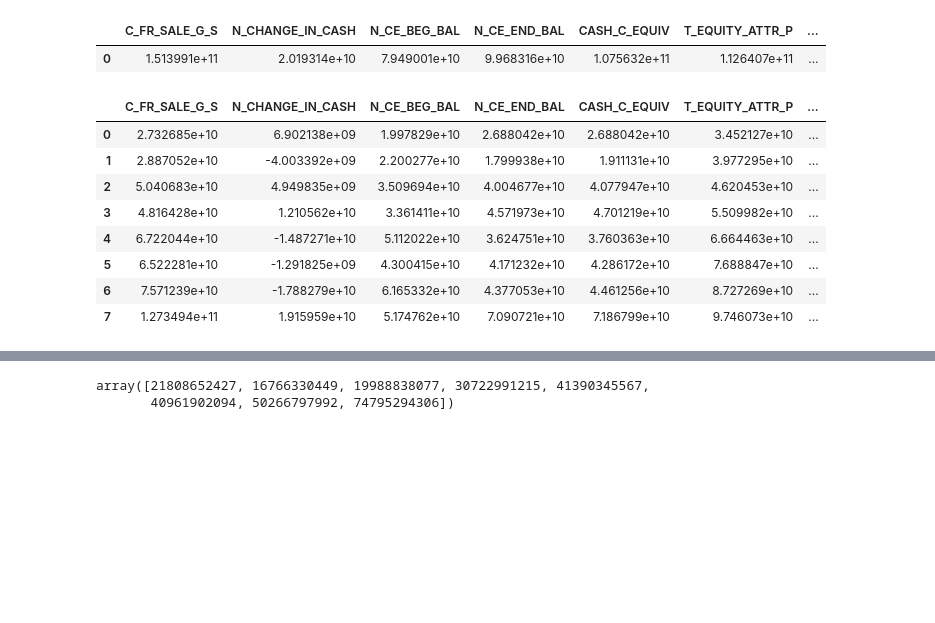
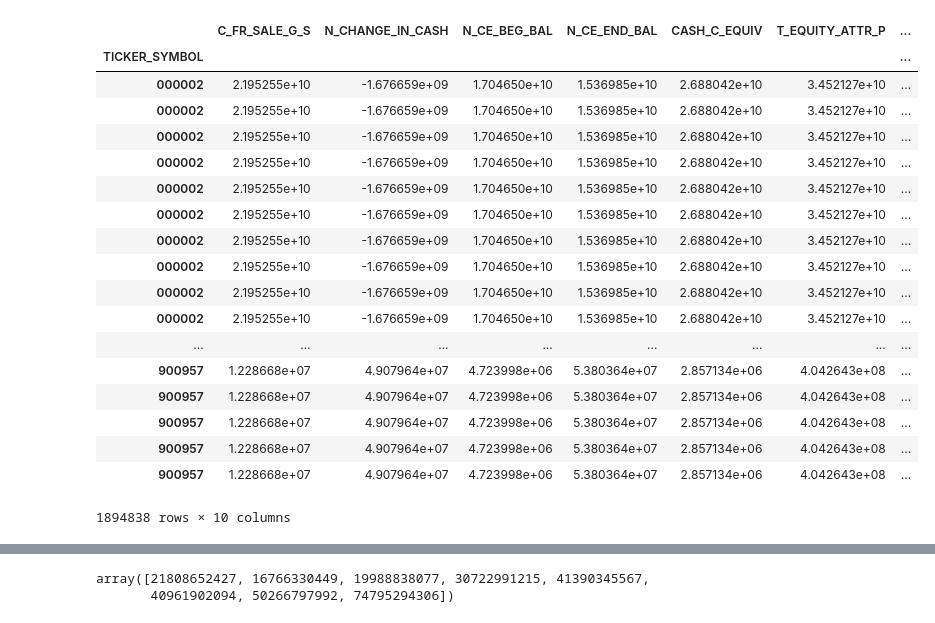
Before and after one commit to sszllx/tianchi, a Jupyter notebook: tianchi_test.ipynb, the cells around one changed output, grey strips where cells are left out. Drawn from its saved outputs; the diff is of its cells as text; code cells hidden in the pictures; blank space fills up the shorter version.

```diff
--- a/tianchi_test.ipynb
+++ b/tianchi_test.ipynb
@@ -63,59 +45,58 @@ g
 # %%
 def get_data(filename, flist, ticker_symbol, report_type):
     dataframe = read_file(filename)
-    dataframe = dataframe[dataframe['TICKER_SYMBOL'] == ticker_symbol][flist].sort_values(by='END_DATE')
-    dataframe = dataframe.drop_duplicates('END_DATE', keep='last').reset_index(drop=True)
+#     dataframe = dataframe[dataframe['TICKER_SYMBOL'] == ticker_symbol][flist].sort_values(by='END_DATE')
+    dataframe = dataframe[flist].sort_values(by='PUBLISH_DATE')
+    dataframe = dataframe.drop_duplicates(subset=['TICKER_SYMBOL','END_DATE'], keep='last').reset_index(drop=True)
     dataframe = dataframe[dataframe['REPORT_TYPE'] == report_type]
+    dataframe = dataframe.set_index('TICKER_SYMBOL')
 
     return dataframe
 # %%
 cfs_data = get_data('CashFlowStatement-GeneralBusiness.csv',
-                   ['TICKER_SYMBOL', 'REPORT_TYPE',
+                   ['TICKER_SYMBOL', 'REPORT_TYPE', 'PUBLISH_DATE',
                     'END_DATE', 'C_FR_SALE_G_S',
                     'N_CHANGE_IN_CASH', 'N_CE_BEG_BAL', 'N_CE_END_BAL'],
-                    '000002', 'S1').reset_index(drop=True)
+                    '000002', 'S1').drop(['REPORT_TYPE', 'PUBLISH_DATE', 'END_DATE'],axis=1)
 bs_data = get_data('BalanceSheet-GeneralBusiness.csv',
-                  ['TICKER_SYMBOL', 'REPORT_TYPE',
+                  ['TICKER_SYMBOL', 'REPORT_TYPE', 'PUBLISH_DATE',
                    'END_DATE', 'CASH_C_EQUIV',
                    'T_EQUITY_ATTR_P', 'MINORITY_INT', 'T_SH_EQUITY',
                    'T_LIAB_EQUITY'],
-                   '000002', 'S1').reset_index(drop=True)
+                   '000002', 'S1').drop(['REPORT_TYPE', 'PUBLISH_DATE', 'END_DATE'],axis=1)
 is_data = get_data('IncomeStatement-GeneralBusiness.csv',
-                  ['TICKER_SYMBOL', 'END_DATE', 'REPORT_TYPE', 'REVENUE'],
-                  '000002', 'S1').reset_index(drop=True)
+                  ['TICKER_SYMBOL', 'END_DATE', 'REPORT_TYPE', 'PUBLISH_DATE', 'REVENUE'],
+                  '000002', 'S1').drop(['REPORT_TYPE', 'PUBLISH_DATE', 'END_DATE'],axis=1)
-# %%
-
-test_data = cfs_data[9:].drop(['TICKER_SYMBOL', 'REPORT_TYPE', 'END_DATE'], axis=1).reset_index(drop=True)
-test_data = test_data.join(bs_data[8:].drop(['TICKER_SYMBOL', 'REPORT_TYPE', 'END_DATE'], axis=1).reset_index(drop=True))
-
-test_data
-# %% [output]
-|  | C_FR_SALE_G_S | N_CHANGE_IN_CASH | N_CE_BEG_BAL | N_CE_END_BAL | CASH_C_EQUIV | T_EQUITY_ATTR_P | ... |
-| 0 | 1.513991e+11 | 2.019314e+10 | 7.949001e+10 | 9.968316e+10 | 1.075632e+11 | 1.126407e+11 | ... |
-# %%
-cfs_data = cfs_data.drop([0, 9]).reset_index(drop=True)
-is_data = is_data.drop([0, 9]).reset_index(drop=True)
-bs_data = bs_data.drop(8).reset_index(drop=True)
 # %%
 # from 2008-06-30 ~ 2016-06-30
-y = is_data.drop(['TICKER_SYMBOL', 'END_DATE', 'REPORT_TYPE'], axis=1)
+y = is_data
 # %%
 # create train data
 
-train_data = cfs_data.drop(['TICKER_SYMBOL', 'REPORT_TYPE', 'END_DATE'], axis=1)
+train_data = cfs_data
 # train_data = train_data.append(bs_data.drop(['TICKER_SYMBOL', 'REPORT_TYPE', 'END_DATE'], axis=1))
-train_data = train_data.join(bs_data.drop(['TICKER_SYMBOL', 'REPORT_TYPE', 'END_DATE'], axis=1))
+train_data = train_data.join(bs_data)
 train_data = train_data.join(y)
 
 train_data
 # %% [output]
 |  | C_FR_SALE_G_S | N_CHANGE_IN_CASH | N_CE_BEG_BAL | N_CE_END_BAL | CASH_C_EQUIV | T_EQUITY_ATTR_P | ... |
-| 0 | 2.732685e+10 | 6.902138e+09 | 1.997829e+10 | 2.688042e+10 | 2.688042e+10 | 3.452127e+10 | ... |
-| 1 | 2.887052e+10 | -4.003392e+09 | 2.200277e+10 | 1.799938e+10 | 1.911131e+10 | 3.977295e+10 | ... |
-| 2 | 5.040683e+10 | 4.949835e+09 | 3.509694e+10 | 4.004677e+10 | 4.077947e+10 | 4.620453e+10 | ... |
-| 3 | 4.816428e+10 | 1.210562e+10 | 3.361411e+10 | 4.571973e+10 | 4.701219e+10 | 5.509982e+10 | ... |
-| 4 | 6.722044e+10 | -1.487271e+10 | 5.112022e+10 | 3.624751e+10 | 3.760363e+10 | 6.664463e+10 | ... |
-| 5 | 6.522281e+10 | -1.291825e+09 | 4.300415e+10 | 4.171232e+10 | 4.286172e+10 | 7.688847e+10 | ... |
-| 6 | 7.571239e+10 | -1.788279e+10 | 6.165332e+10 | 4.377053e+10 | 4.461256e+10 | 8.727269e+10 | ... |
-| 7 | 1.273494e+11 | 1.915959e+10 | 5.174762e+10 | 7.090721e+10 | 7.186799e+10 | 9.746073e+10 | ... |
+| TICKER_SYMBOL |  |  |  |  |  |  | ... |
+| 000002 | 2.195255e+10 | -1.676659e+09 | 1.704650e+10 | 1.536985e+10 | 2.688042e+10 | 3.452127e+10 | ... |
+| 000002 | 2.195255e+10 | -1.676659e+09 | 1.704650e+10 | 1.536985e+10 | 2.688042e+10 | 3.452127e+10 | ... |
+| 000002 | 2.195255e+10 | -1.676659e+09 | 1.704650e+10 | 1.536985e+10 | 2.688042e+10 | 3.452127e+10 | ... |
+| 000002 | 2.195255e+10 | -1.676659e+09 | 1.704650e+10 | 1.536985e+10 | 2.688042e+10 | 3.452127e+10 | ... |
+| 000002 | 2.195255e+10 | -1.676659e+09 | 1.704650e+10 | 1.536985e+10 | 2.688042e+10 | 3.452127e+10 | ... |
+| 000002 | 2.195255e+10 | -1.676659e+09 | 1.704650e+10 | 1.536985e+10 | 2.688042e+10 | 3.452127e+10 | ... |
+| 000002 | 2.195255e+10 | -1.676659e+09 | 1.704650e+10 | 1.536985e+10 | 2.688042e+10 | 3.452127e+10 | ... |
+| 000002 | 2.195255e+10 | -1.676659e+09 | 1.704650e+10 | 1.536985e+10 | 2.688042e+10 | 3.452127e+10 | ... |
+| 000002 | 2.195255e+10 | -1.676659e+09 | 1.704650e+10 | 1.536985e+10 | 2.688042e+10 | 3.452127e+10 | ... |
+| 000002 | 2.195255e+10 | -1.676659e+09 | 1.704650e+10 | 1.536985e+10 | 2.688042e+10 | 3.452127e+10 | ... |
+| ... | ... | ... | ... | ... | ... | ... | ... |
+| 900957 | 1.228668e+07 | 4.907964e+07 | 4.723998e+06 | 5.380364e+07 | 2.857134e+06 | 4.042643e+08 | ... |
+| 900957 | 1.228668e+07 | 4.907964e+07 | 4.723998e+06 | 5.380364e+07 | 2.857134e+06 | 4.042643e+08 | ... |
+| 900957 | 1.228668e+07 | 4.907964e+07 | 4.723998e+06 | 5.380364e+07 | 2.857134e+06 | 4.042643e+08 | ... |
+| 900957 | 1.228668e+07 | 4.907964e+07 | 4.723998e+06 | 5.380364e+07 | 2.857134e+06 | 4.042643e+08 | ... |
+| 900957 | 1.228668e+07 | 4.907964e+07 | 4.723998e+06 | 5.380364e+07 | 2.857134e+06 | 4.042643e+08 | ... |
+1894838 rows × 10 columns
 # %%
```
Also changed, not shown: parts of 2 cells of this notebook, 1 other file.
